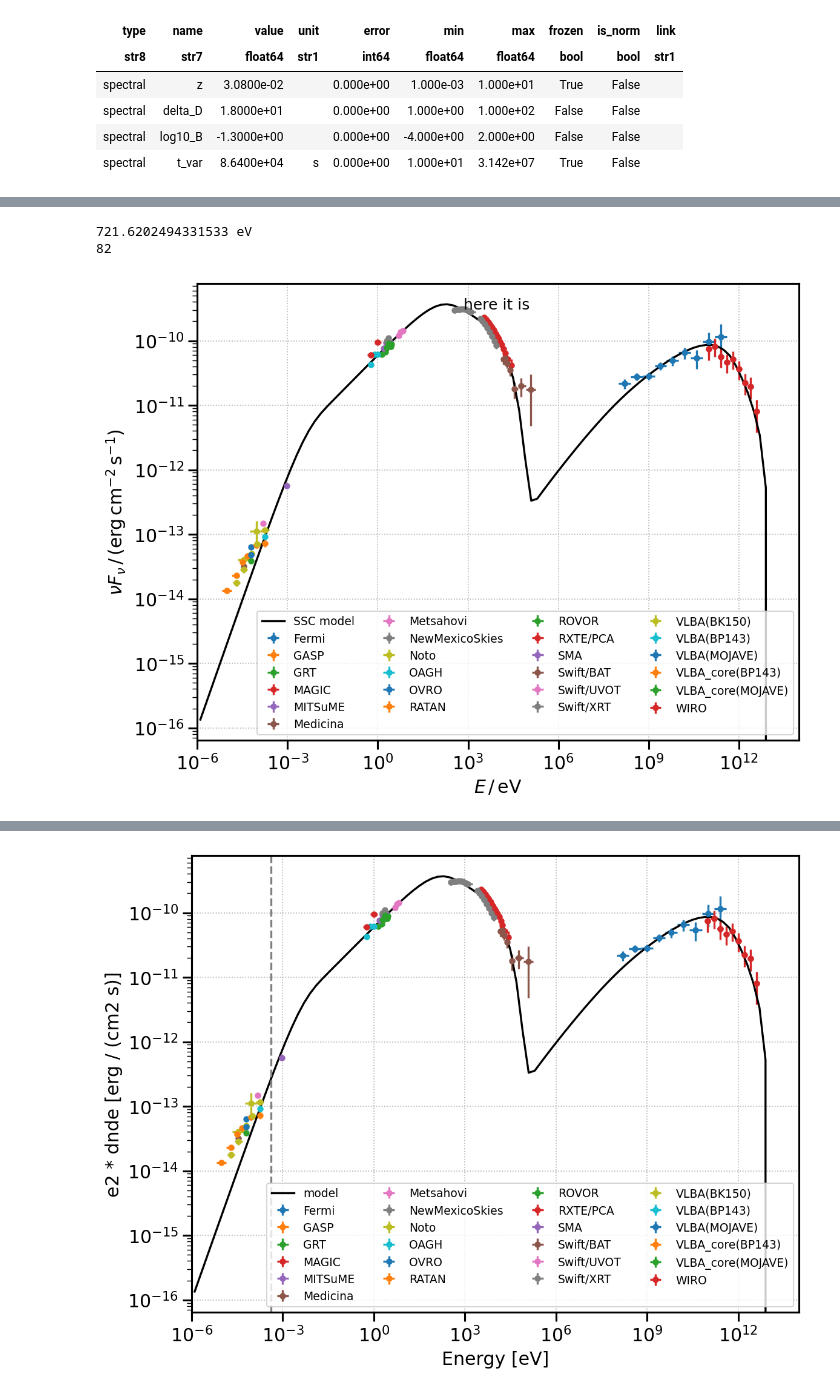
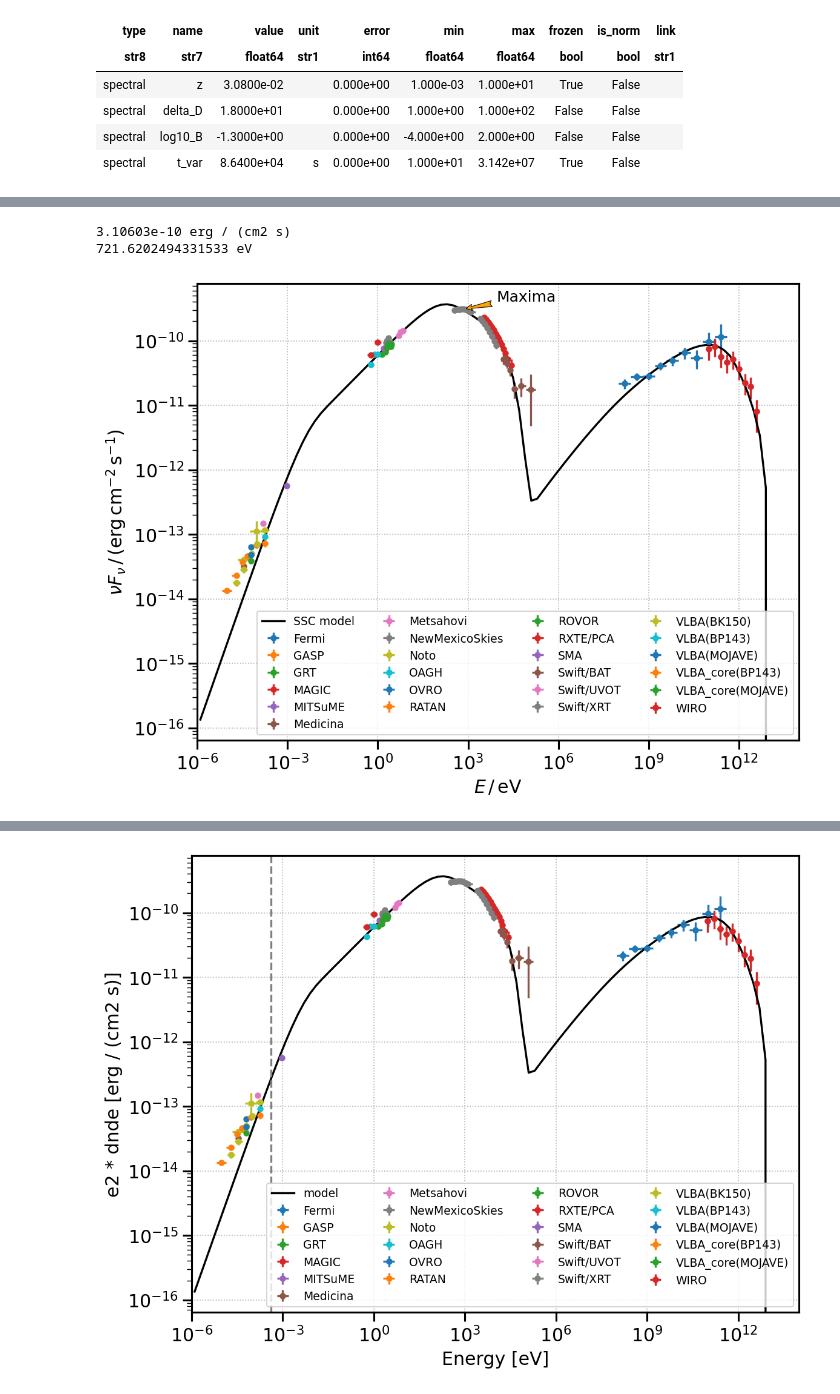
Before and after one commit to Irfanwani/astro, a Jupyter notebook: astro.ipynb, the cells around one changed output, grey strips where cells are left out. Saved outputs shown, nothing was run; the diff lists cells and outputs as text; code cells hidden in the pictures.

```diff
--- a/astro.ipynb
+++ b/astro.ipynb
@@ -156,37 +139,38 @@ for dataset in datasets:
 xdata = list(np.concatenate([i.get_xdata() for i in ax.get_lines()]))
 
 
 ydata = [i.get_ydata() for i in ax.get_lines()]
 
 resultdata = list(np.concatenate(ydata))
 
 maxval = max(resultdata)
 
+print(maxval)
+
 xval = xdata[resultdata.index(maxval)]
 print(xval)
-print(resultdata.index(maxval))
 
 
 ssc_model.plot(
     ax=ax,
     energy_bounds=[1e-6, 1e14] * u.eV,
     energy_power=2,
     label="SSC model",
     color="k",
     lw=1.6,
 )
 
 ax.set_ylabel(sed_y_label)
 ax.set_xlabel(r"$E\,/\,{\rm eV}$")
 ax.set_xlim([1e-6, 1e14])
 ax.legend(ncol=4, fontsize=9)
-ax.annotate('here it is', (xval, maxval))
+ax.annotate('Maxima', (xval, maxval), xytext=(9000, 4.10603e-10), arrowprops={'facecolor': 'orange', 'arrowstyle': 'fancy', 'linewidth': 0.5})
 
 plt.show()
 # %% [output]
+3.10603e-10 erg / (cm2 s)
 721.6202494331533 eV
-82
-[figure, old version]
+[figure, new version]
 # %%
 %%time
 # define the fitter
```
Also changed, not shown: parts of 3 cells of this notebook.
